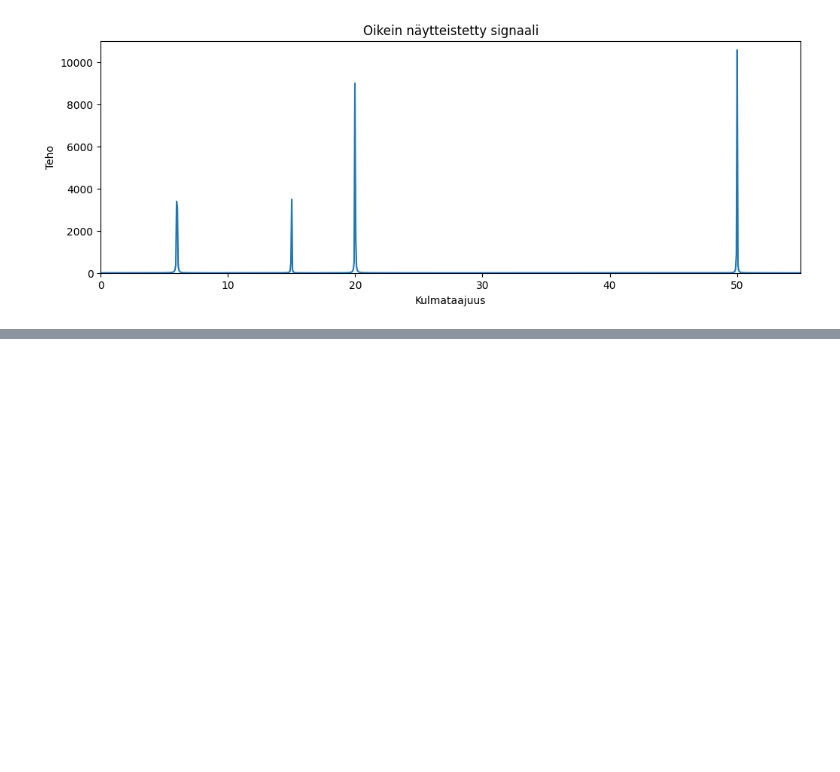
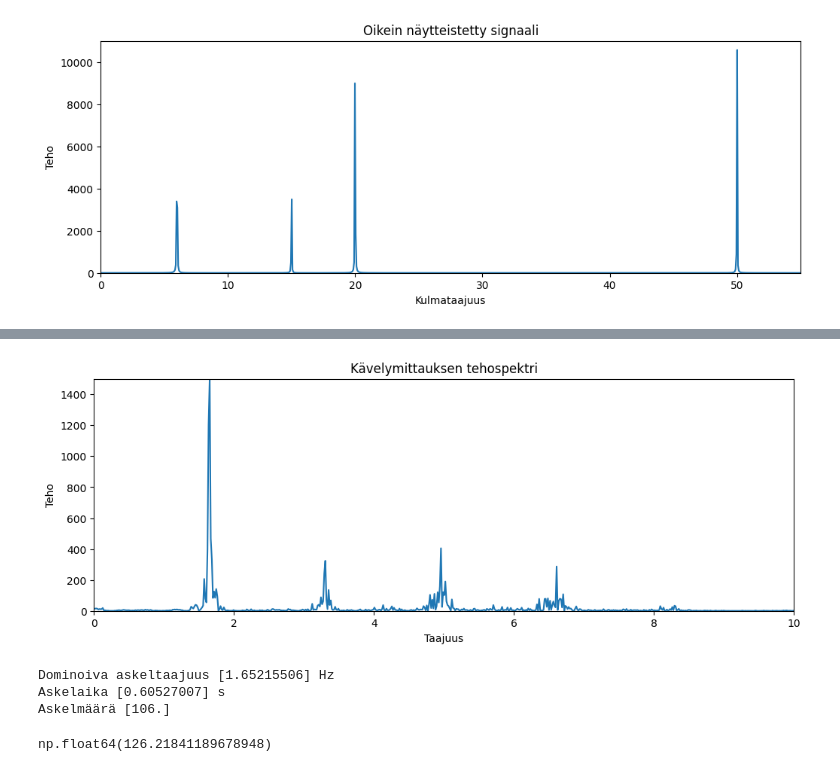
Before and after one commit to ilpovirt/Soveltava_matematiikka_ja_fysiikka_ohjelmoinnissa_2026, a Jupyter notebook: Tehtävät_12-14.ipynb, the cells around one changed output, grey strips where cells are left out. Cells and saved outputs as stored; diff of their text form; code cells hidden in the pictures; blank space fills up the shorter version.

```diff
--- a/Tehtävät_12-14.ipynb
+++ b/Tehtävät_12-14.ipynb
@@ -139,0 +217,59 @@ plt.show()
+# %%
+# Tehtävä 15
+# Käytä tehtävän 11 tasavauhtista kävelymittausta.
+
+# a) Laske valitun kiihtyvyyskomponentin Fourier-muunnos ja tehospektri.
+# b) Tunnista hallitseva taajuus ja arvioi, vastaako se askelta vai askelparia.
+# c) Arvioi askelmäärä taajuuden ja mittausajan avulla.
+# d) Vertaa tulosta suodatusmenetelmään ja itse laskemaasi askelmäärään.
+# e) Kirjaa, millaisilla oletuksilla Fourier-menetelmä toimii tässä mittauksessa.
+
+df = pd.read_csv('./Data/askeldata.csv')
+# plt.figure(figsize=(26,8))
+# plt.plot(df['Time (s)'],df['Linear Acceleration y (m/s^2)'],label = 'y')
+# plt.grid()
+# plt.legend()
+# plt.show()
+
+#signaali
+s = df['Linear Acceleration y (m/s^2)']
+#aika
+t = df['Time (s)']
+
+#Fourier-muunnos ja tehospektri
+N = len(s)
+time_interval = (np.max(t) - np.min(t)) #Koko havaintojakson pituus
+dt =time_interval/(N-1) #Oletetaan vakioksi
+fourier = np.fft.fft(s,N)
+psd = fourier*np.conj(fourier)/N
+freq = np.fft.fftfreq(N,dt)
+L = np.arange(1,np.floor(N/2),dtype = 'int')
+
+plt.figure(figsize=(12,4))
+plt.plot(freq[L],psd[L].real)
+plt.axis([0,10,0,1500])
+plt.xlabel('Taajuus')
+plt.ylabel('Teho')
+plt.title('Kävelymittauksen tehospektri')
+plt.show()
+
+f_max = freq[L][psd[L].real == np.max(psd[L].real)] #Taajuus, jolla teho kaikkein suurin (näkyy myös kuvaajassa), eli askelluksen dominoiva taajuus.
+T = 1/f_max #Askeleeseen kuluva aika
+askelet = time_interval*f_max
+print('Dominoiva askeltaajuus', f_max , 'Hz')
+print('Askelaika', T, 's')
+print('Askelmäärä', np.round(askelet))
+
+#vrt. huippujen ylitykset 105 askelta ja nollan ylitykset 103 askelta.
+
+#Tällä menetelmällä oletamme, että kävely alkaa tarkasti mittauksen alussa ja päättyy sen lopussa. Todellisuudessa alussa ja lopussa ollaan usein paikallaan --> liian suuri arvio.
+#Tässä tapauksessa myös oletamme, että askeltaajuus pysyy samana koko mittauksen ajan.
+#Vaihtelu voidaan huomioida jakamalla havaintodata osiin ja laskemalla taajuus jokaisessa osassa erikseen.
+
+#Näytteenottotaajuus on 126Hz, mutta askeltaajuuden havainnointiin riittäisi helposti 5 Hz.
+# %% [output]
+[figure, added]
+Dominoiva askeltaajuus [1.65215506] Hz
+Askelaika [0.60527007] s
+Askelmäärä [106.]
+np.float64(126.21841189678948)
```
Also changed, not shown: parts of 4 cells of this notebook.
